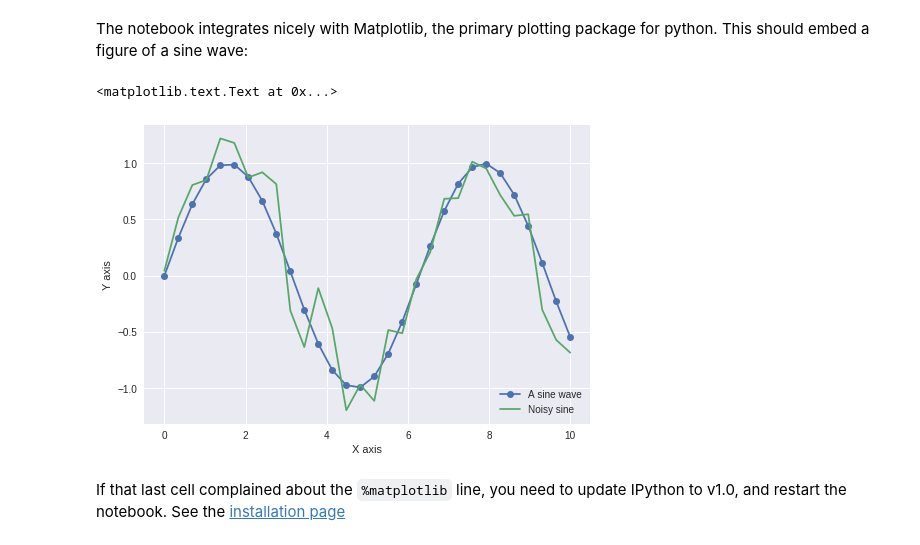
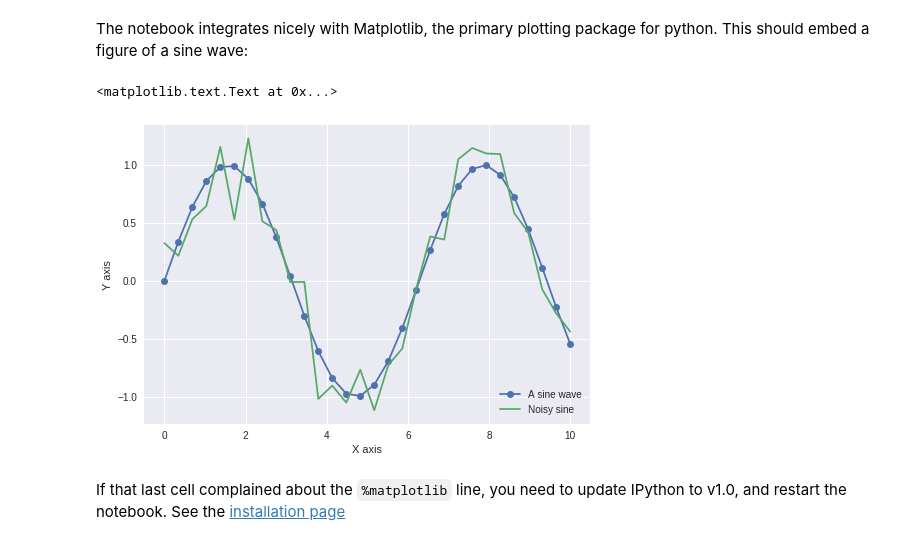
Before and after one commit to bhaskar-manguluri/2015lab1, a Jupyter notebook: hw0.ipynb, the cells around one changed output. Saved outputs shown, nothing was run; the diff lists cells and outputs as text; code cells hidden in the pictures.

```diff
--- a/hw0.ipynb
+++ b/hw0.ipynb
@@ -497,18 +497,18 @@ import seaborn as sns #sets up styles and gives us more plotting options
 # %% [markdown]
 The notebook integrates nicely with Matplotlib, the primary plotting package for python. This should embed a figure of a sine wave:
 # %%
-np.linspace?
+np.random.seed(1)
 x = np.linspace(0, 10, 30)  #array of 30 points from 0 to 10
 y = np.sin(x)
 z = y + np.random.normal(size=30) * .2
 plt.plot(x, y, 'o-', label='A sine wave')
 plt.plot(x, z, '-', label='Noisy sine')
 plt.legend(loc = 'lower right')
 plt.xlabel("X axis")
 plt.ylabel("Y axis")
 # %% [output]
 <matplotlib.text.Text at 0x...>
-[figure, old version]
+[figure, new version]
 # %% [markdown]
 If that last cell complained about the `%matplotlib` line, you need to update IPython to v1.0, and restart the notebook. See the [installation page](https://github.com/cs109/content/wiki/Installing-Python)
 # %% [markdown]
```
Also changed, not shown: parts of 15 cells of this notebook, 3 other files.
